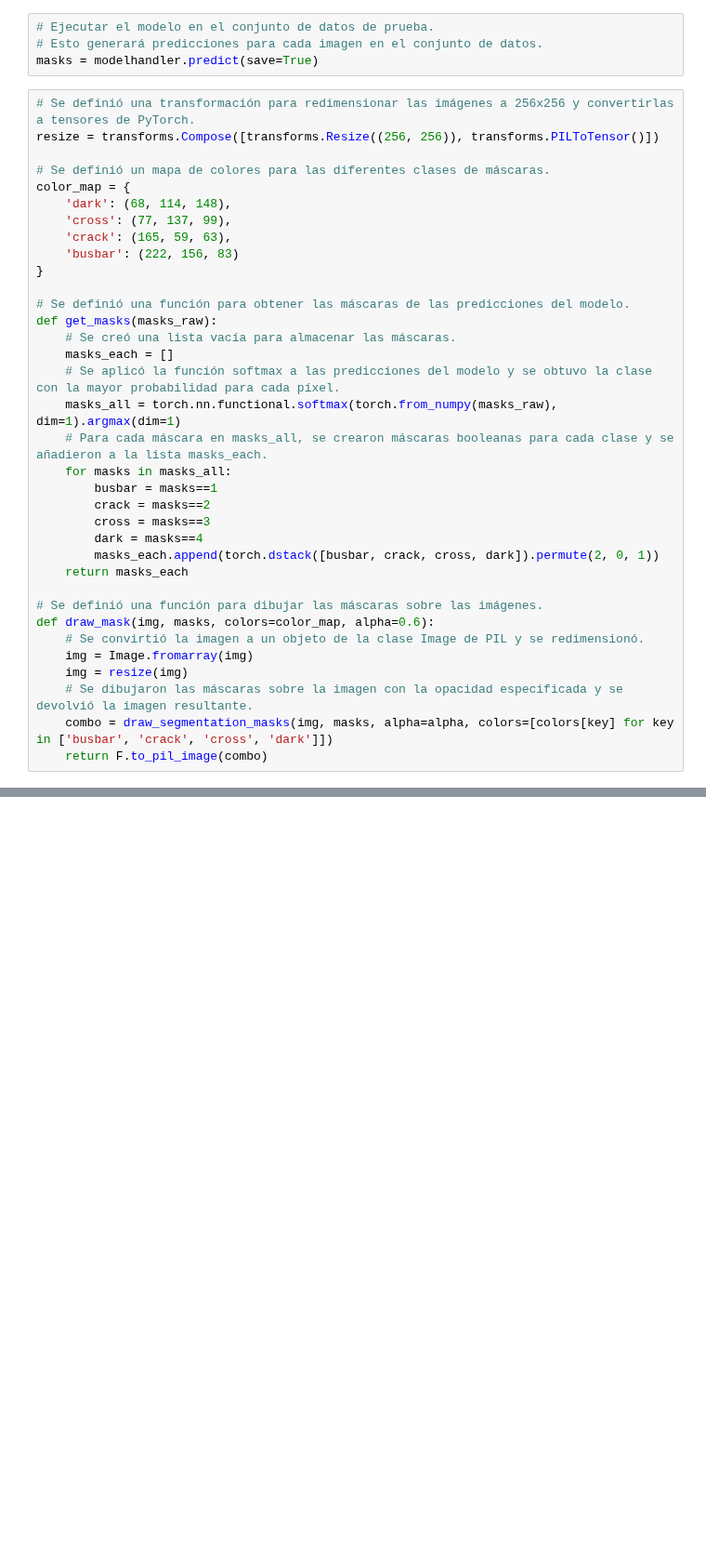
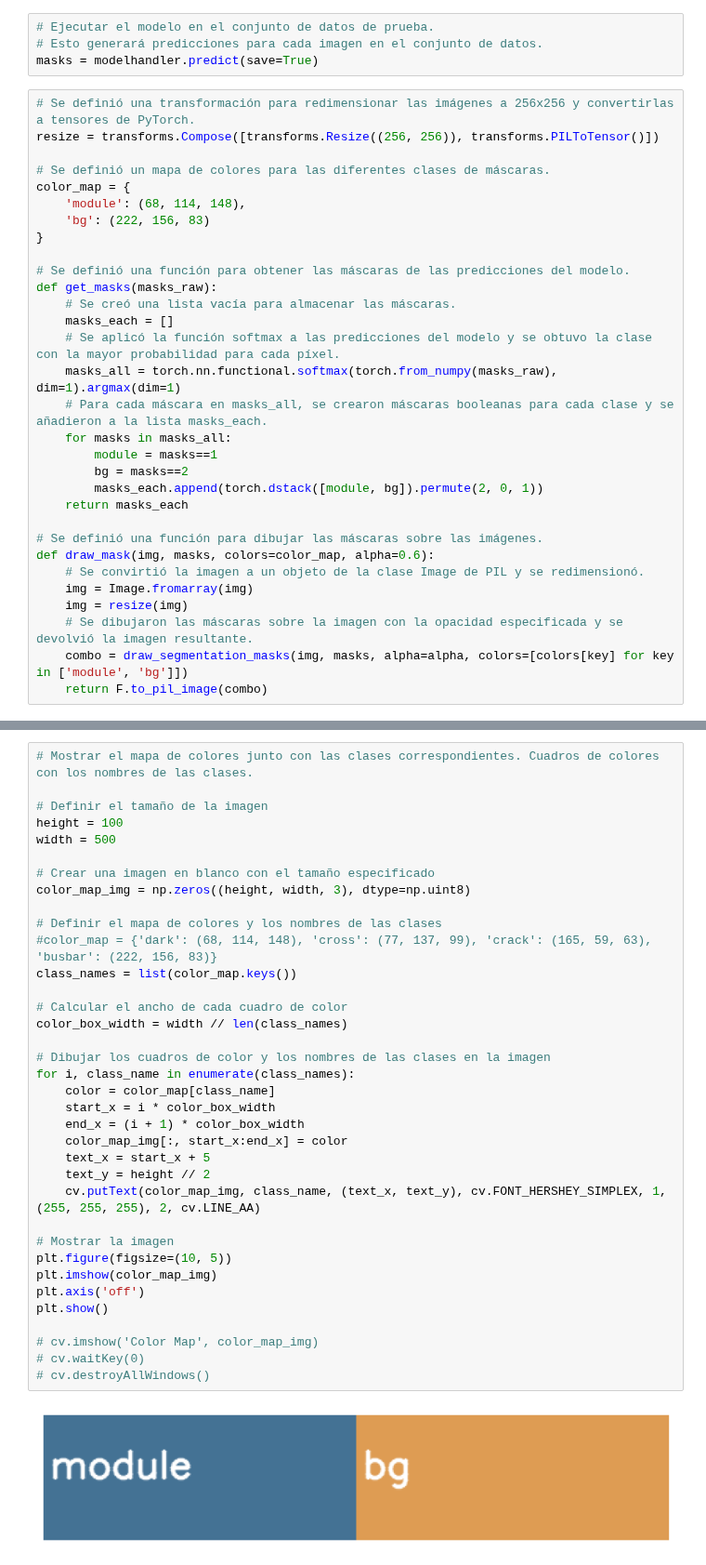
Before and after one commit to Franklingo13/PVDefectDetect, a Jupyter notebook: TestsPV-vision/Predicciones_modulos.ipynb, the cells around one changed output, grey strips where cells are left out. Shown at 93% size. Saved outputs shown, nothing was run; the diff lists cells and outputs as text; blank space fills up the shorter version.

```diff
--- a/TestsPV-vision/Predicciones_modulos.ipynb
+++ b/TestsPV-vision/Predicciones_modulos.ipynb
@@ -127,10 +133,8 @@ resize = transforms.Compose([transforms.Resize((256, 256)), transforms.PILToTens
 
 # Se definió un mapa de colores para las diferentes clases de máscaras.
 color_map = {
-    'dark': (68, 114, 148),
-    'cross': (77, 137, 99),
-    'crack': (165, 59, 63),
-    'busbar': (222, 156, 83)
+    'module': (68, 114, 148),
+    'bg': (222, 156, 83)
 }
 
 # Se definió una función para obtener las máscaras de las predicciones del modelo.
@@ -141,11 +145,9 @@ def get_masks(masks_raw):
     masks_all = torch.nn.functional.softmax(torch.from_numpy(masks_raw), dim=1).argmax(dim=1)
     # Para cada máscara en masks_all, se crearon máscaras booleanas para cada clase y se añadieron a la lista masks_each.
     for masks in masks_all:
-        busbar = masks==1
-        crack = masks==2
-        cross = masks==3
-        dark = masks==4
-        masks_each.append(torch.dstack([busbar, crack, cross, dark]).permute(2, 0, 1))
+        module = masks==1
+        bg = masks==2
+        masks_each.append(torch.dstack([module, bg]).permute(2, 0, 1))
     return masks_each
 
 # Se definió una función para dibujar las máscaras sobre las imágenes.
@@ -154,5 +156,5 @@ def draw_mask(img, masks, colors=color_map, alpha=0.6):
     img = Image.fromarray(img)
     img = resize(img)
     # Se dibujaron las máscaras sobre la imagen con la opacidad especificada y se devolvió la imagen resultante.
-    combo = draw_segmentation_masks(img, masks, alpha=alpha, colors=[colors[key] for key in ['busbar', 'crack', 'cross', 'dark']])
+    combo = draw_segmentation_masks(img, masks, alpha=alpha, colors=[colors[key] for key in ['module', 'bg']])
     return F.to_pil_image(combo)
@@ -158,0 +165,38 @@ def draw_mask(img, masks, colors=color_map, alpha=0.6):
+# %%
+# Mostrar el mapa de colores junto con las clases correspondientes. Cuadros de colores con los nombres de las clases.
+
+# Definir el tamaño de la imagen
+height = 100
+width = 500
+
+# Crear una imagen en blanco con el tamaño especificado
+color_map_img = np.zeros((height, width, 3), dtype=np.uint8)
+
+# Definir el mapa de colores y los nombres de las clases
+#color_map = {'dark': (68, 114, 148), 'cross': (77, 137, 99), 'crack': (165, 59, 63), 'busbar': (222, 156, 83)}
+class_names = list(color_map.keys())
+
+# Calcular el ancho de cada cuadro de color
+color_box_width = width // len(class_names)
+
+# Dibujar los cuadros de color y los nombres de las clases en la imagen
+for i, class_name in enumerate(class_names):
+    color = color_map[class_name]
+    start_x = i * color_box_width
+    end_x = (i + 1) * color_box_width
+    color_map_img[:, start_x:end_x] = color
+    text_x = start_x + 5
+    text_y = height // 2
+    cv.putText(color_map_img, class_name, (text_x, text_y), cv.FONT_HERSHEY_SIMPLEX, 1, (255, 255, 255), 2, cv.LINE_AA)
+
+# Mostrar la imagen
+plt.figure(figsize=(10, 5))
+plt.imshow(color_map_img)
+plt.axis('off')
+plt.show()
+
+# cv.imshow('Color Map', color_map_img)
+# cv.waitKey(0)
+# cv.destroyAllWindows()
+# %% [output]
+[figure, added]
```
Also changed, not shown: parts of 9 cells of this notebook.
